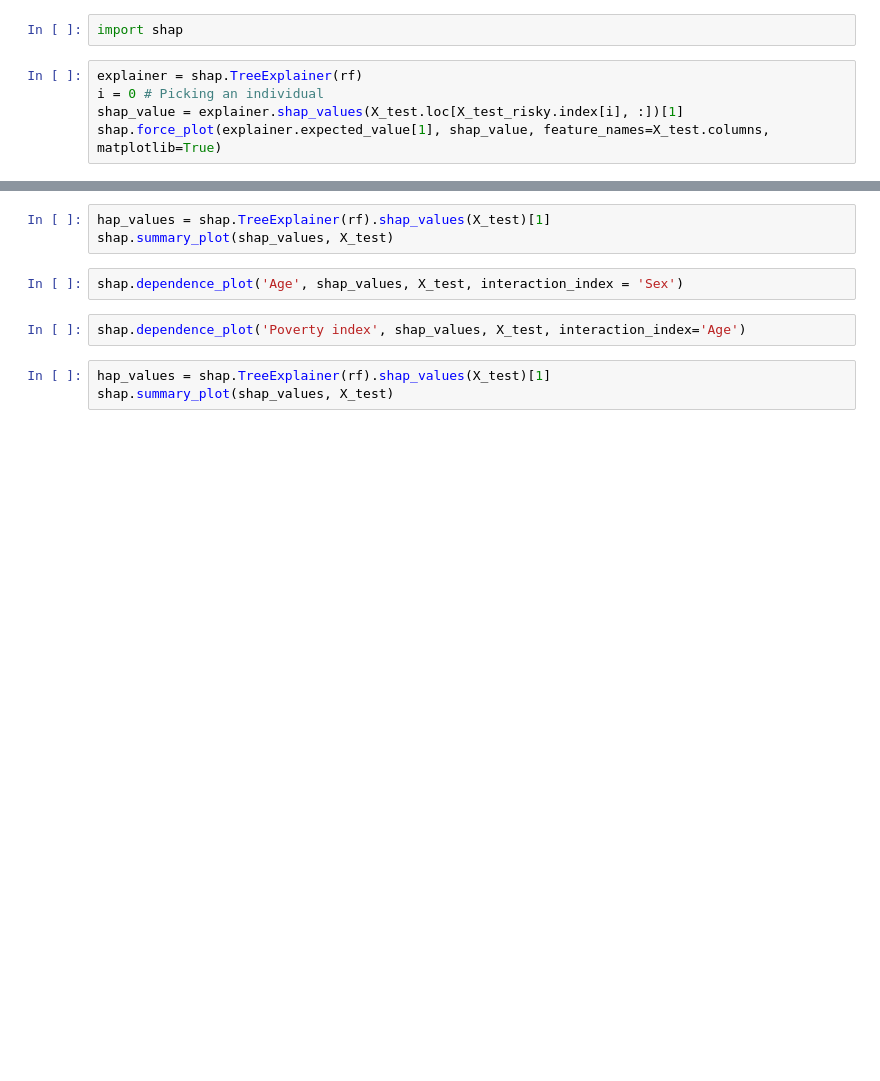
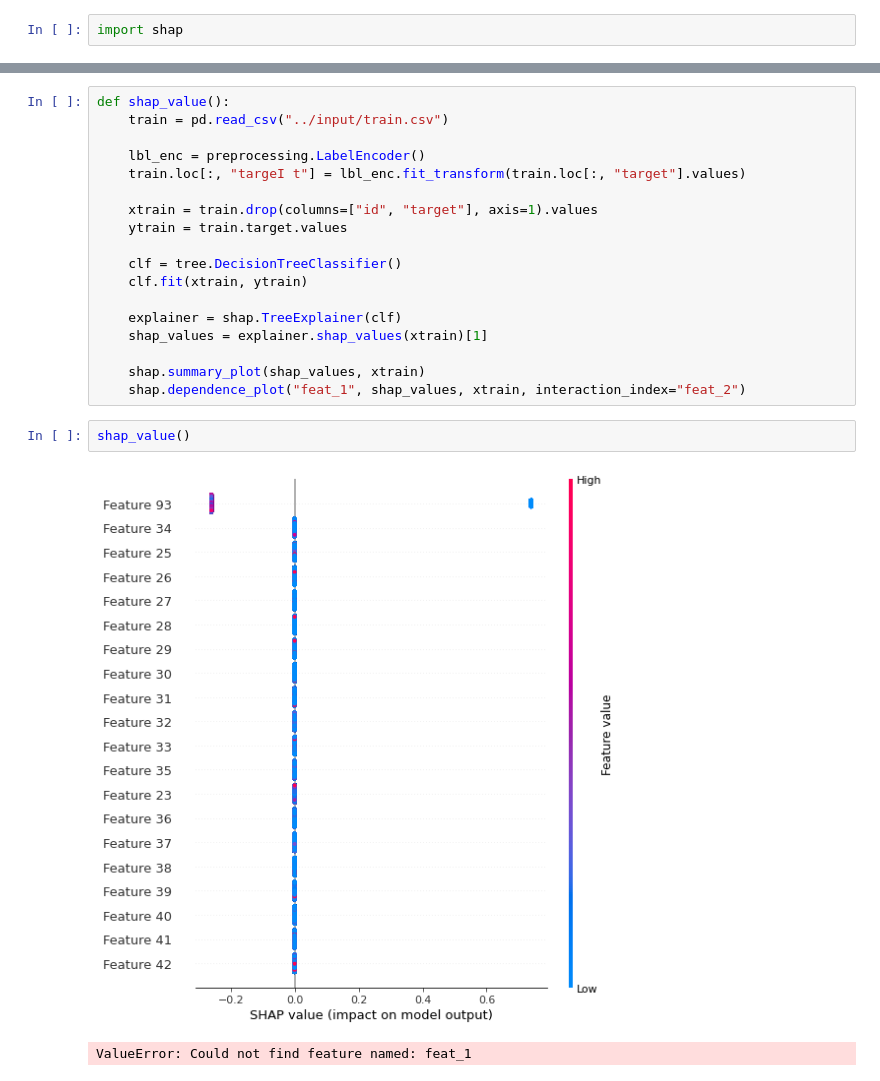
Before and after one commit to akiabe/kaggle_otto-group-product-classification, a Jupyter notebook: notebooks/train.ipynb, the cells around one changed output, grey strips where cells are left out. Cells and saved outputs as stored; diff of their text form; blank space fills up the shorter version.

```diff
--- a/notebooks/train.ipynb
+++ b/notebooks/train.ipynb
@@ -237,8 +237,3 @@ tsne()
 [figure]
 # %%
 import shap
-# %%
-explainer = shap.TreeExplainer(rf)
-i = 0 # Picking an individual
-shap_value = explainer.shap_values(X_test.loc[X_test_risky.index[i], :])[1]
-shap.force_plot(explainer.expected_value[1], shap_value, feature_names=X_test.columns, matplotlib=True)
@@ -252,10 +240,23 @@ shap.summary_plot(shap_values, X_test)
-# %%
-hap_values = shap.TreeExplainer(rf).shap_values(X_test)[1]
-shap.summary_plot(shap_values, X_test)
-# %%
-shap.dependence_plot('Age', shap_values, X_test, interaction_index = 'Sex')
-# %%
-shap.dependence_plot('Poverty index', shap_values, X_test, interaction_index='Age')
-# %%
-hap_values = shap.TreeExplainer(rf).shap_values(X_test)[1]
-shap.summary_plot(shap_values, X_test)
+# %%
+def shap_value():
+    train = pd.read_csv("../input/train.csv")
+
+    lbl_enc = preprocessing.LabelEncoder()
+    train.loc[:, "targeI t"] = lbl_enc.fit_transform(train.loc[:, "target"].values)
+
+    xtrain = train.drop(columns=["id", "target"], axis=1).values
+    ytrain = train.target.values
+
+    clf = tree.DecisionTreeClassifier()
+    clf.fit(xtrain, ytrain)
+
+    explainer = shap.TreeExplainer(clf)
+    shap_values = explainer.shap_values(xtrain)[1]
+
+    shap.summary_plot(shap_values, xtrain)
+    shap.dependence_plot("feat_1", shap_values, xtrain, interaction_index="feat_2")
+# %%
+shap_value()
+# %% [output]
+[figure, added]
+ValueError: Could not find feature named: feat_1
```
Also changed, not shown: parts of 3 cells of this notebook.
